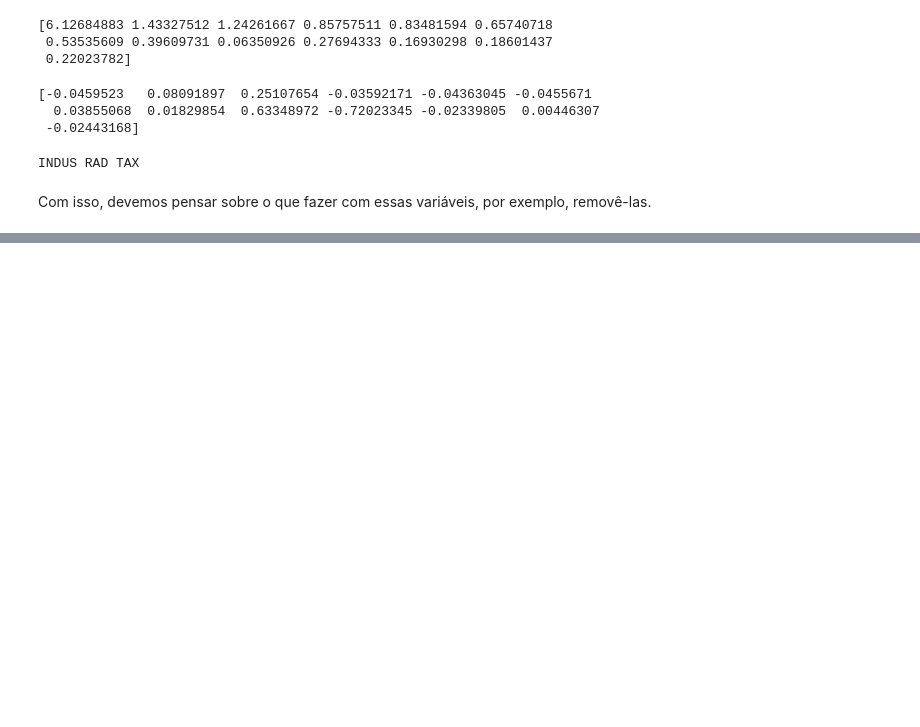
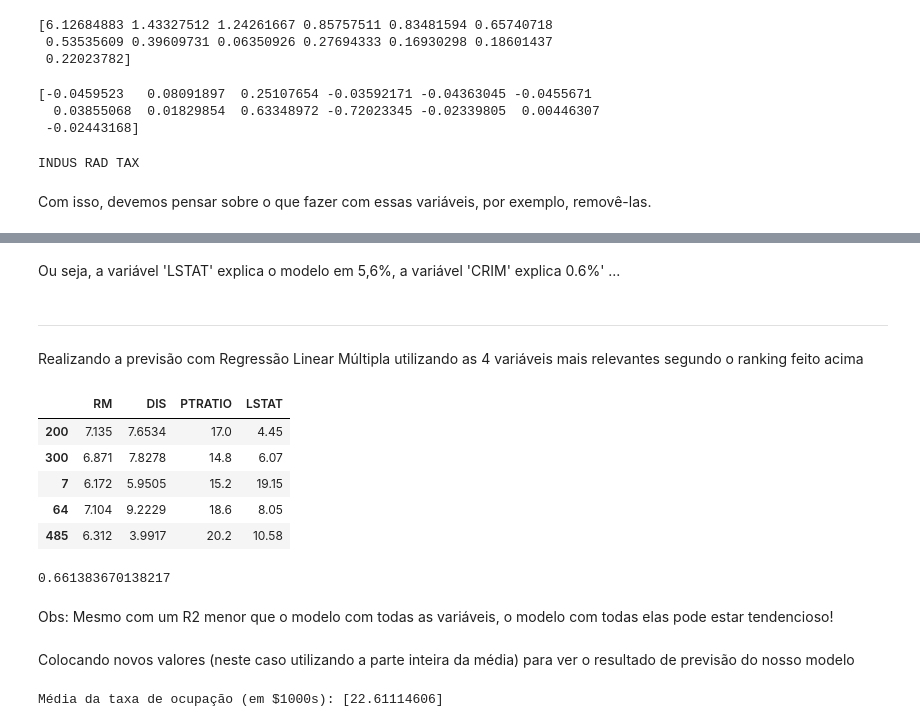
Before and after one commit to GuilhermeRuy97/Machine-Learning-Scientist, a Jupyter notebook: ds_academy/machine-learning/05_regressao_pt_2.ipynb, the cells around one changed output, grey strips where cells are left out. Saved outputs shown, nothing was run; the diff lists cells and outputs as text; code cells hidden in the pictures; blank space fills up the shorter version.

```diff
--- a/ds_academy/machine-learning/05_regressao_pt_2.ipynb
+++ b/ds_academy/machine-learning/05_regressao_pt_2.ipynb
@@ -730,0 +927,18 @@ Com isso, devemos pensar sobre o que fazer com essas variáveis, por exemplo, re
+# %% [markdown]
+Ou seja, a variável 'LSTAT' explica o modelo em 5,6%, a variável 'CRIM' explica 0.6%' ...
+# %% [markdown]
+---
+Realizando a previsão com Regressão Linear Múltipla utilizando as 4 variáveis mais relevantes segundo o ranking feito acima
+# %%
+# Atribuindo as variáveis mais importantes à X_new
+X_new = df[['RM', 'DIS', 'PTRATIO', 'LSTAT']]
+y = df['TARGET'].values
+
+X_new.sample(5)
+# %% [output]
+|  | RM | DIS | PTRATIO | LSTAT |
+| 200 | 7.135 | 7.6534 | 17.0 | 4.45 |
+| 300 | 6.871 | 7.8278 | 14.8 | 6.07 |
+| 7 | 6.172 | 5.9505 | 15.2 | 19.15 |
+| 64 | 7.104 | 9.2229 | 18.6 | 8.05 |
+| 485 | 6.312 | 3.9917 | 20.2 | 10.58 |
@@ -730,0 +955,24 @@ Com isso, devemos pensar sobre o que fazer com essas variáveis, por exemplo, re
+# %%
+# Calculo da métrica R2 (explicabilidade do modelo com estas variáveis)
+r2_score( y_test, model_reg_lin_fit.fit( X_train, y_train ).predict( X_test ) )
+# %% [output]
+0.661383670138217
+# %% [markdown]
+Obs: Mesmo com um R2 menor que o modelo com todas as variáveis, o modelo com todas elas pode estar tendencioso!
+# %% [markdown]
+Colocando novos valores (neste caso utilizando a parte inteira da média) para ver o resultado de previsão do nosso modelo
+# %%
+RM      = int( np.mean( df.RM ) )
+DIS     = int( np.mean( df.DIS ) )
+PTRATIO = int( np.mean( df.PTRATIO ) )
+LSTAT   = int( np.mean( df.LSTAT ) )
+
+new_house_atributes = [RM, DIS, PTRATIO, LSTAT]
+
+# Formatando na dimensão correta para o sk learn
+new_house = np.array( new_house_atributes ).reshape(1,-1)
+
+# Prevendo
+print(f'Média da taxa de ocupação (em $1000s): {model_reg_lin_fit.predict( new_house )}')
+# %% [output]
+Média da taxa de ocupação (em $1000s): [22.61114606]
```
Also changed, not shown: parts of 24 cells of this notebook.
